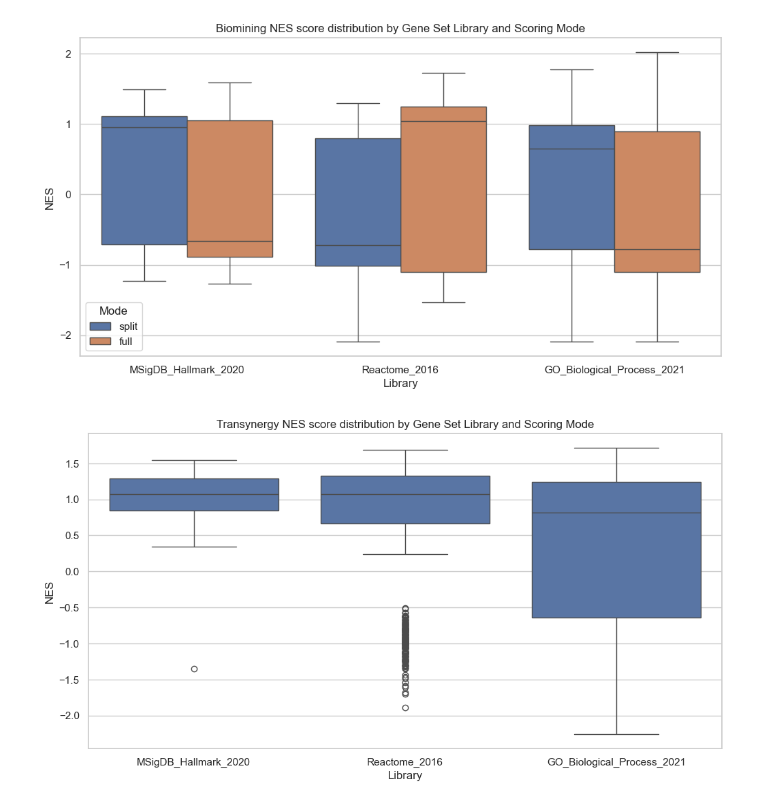
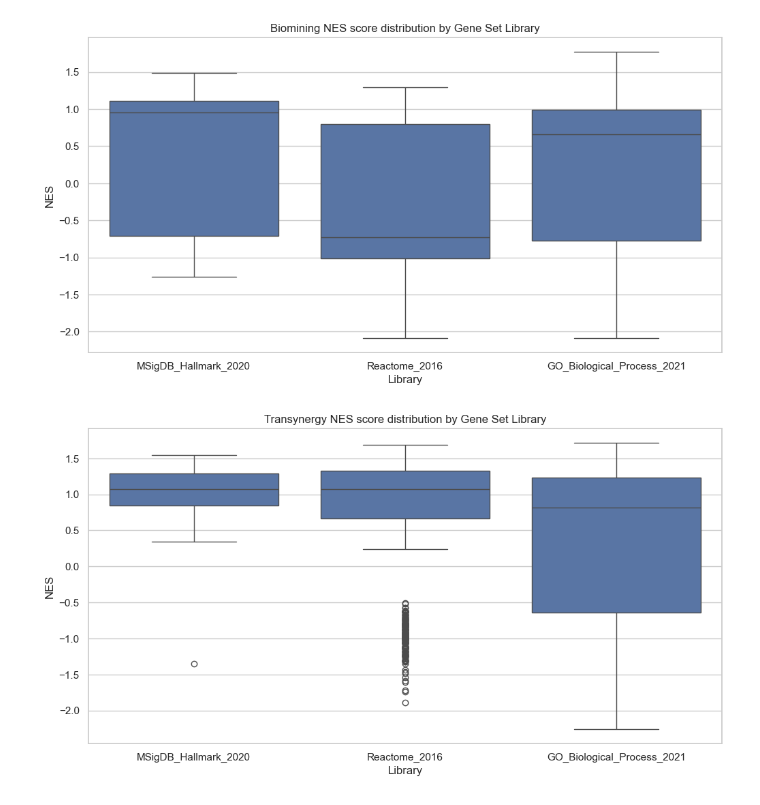
Before and after one commit to Hrishikesh332/Drug-Inhibitor-Cancer-Treatment, a Jupyter notebook: explainability/notebooks/explainability-gsea.ipynb, the cells around one changed output. Cells and saved outputs as stored; diff of their text form; code cells hidden in the pictures.

```diff
--- a/explainability/notebooks/explainability-gsea.ipynb
+++ b/explainability/notebooks/explainability-gsea.ipynb
@@ -15,23 +13,21 @@ modes = ["split", "full"]  # split = divided SHAP scores; full = full SHAP score
 # %%
-def load_biomining_results(lib: str, mode: str) -> pd.DataFrame:
-    path = os.path.join(results_dir, f"biomining_GSEA_{lib}_{mode}.pkl")
+def load_biomining_results(lib: str) -> pd.DataFrame:
+    path = os.path.join(results_dir, f"biomining_GSEA_{lib}.pkl")
     if os.path.exists(path):
         df = pd.read_pickle(path)
         df["Library"] = lib
-        df["Mode"] = mode
         return df
     else:
         print(f"File not found: {path}")
         return pd.DataFrame()
 
-all_bio_results = pd.concat([load_biomining_results(lib, mode) for lib in libraries for mode in modes], ignore_index=True)
+all_bio_results = pd.concat([load_biomining_results(lib) for lib in libraries], ignore_index=True)
 # %%
 def load_transynergy_results(lib: str) -> pd.DataFrame:
-    path = os.path.join(results_dir, f"transynergy_GSEA_{lib}_split.pkl")
+    path = os.path.join(results_dir, f"transynergy_GSEA_{lib}.pkl")
     if os.path.exists(path):
         df = pd.read_pickle(path)
         df["Library"] = lib
-        df["Mode"] = "split"
         return df
     else:
         print(f"File not found: {path}")
@@ -102,17 +96,17 @@ Top 5 enriched pathways for Biomining GO_Biological_Process_2021 (full scores):
 # %%
 import seaborn as sns
 sns.set_theme(style="whitegrid")
 
 plt.figure(figsize=(12, 6))
-sns.boxplot(data=all_bio_results, x="Library", y="NES", hue="Mode")
-plt.title("Biomining NES score distribution by Gene Set Library and Scoring Mode")
+sns.boxplot(data=all_bio_results, x="Library", y="NES")
+plt.title("Biomining NES score distribution by Gene Set Library")
 plt.show()
 
 
 plt.figure(figsize=(12, 6))
 sns.boxplot(data=all_tran_results, x="Library", y="NES")
-plt.title("Transynergy NES score distribution by Gene Set Library and Scoring Mode")
+plt.title("Transynergy NES score distribution by Gene Set Library")
 plt.show()
 # %% [output]
-[figure, old version]
+[figure, new version]
-[figure, old version]
+[figure, new version]
```
Also changed, not shown: parts of 3 cells of this notebook, 16 other files.
